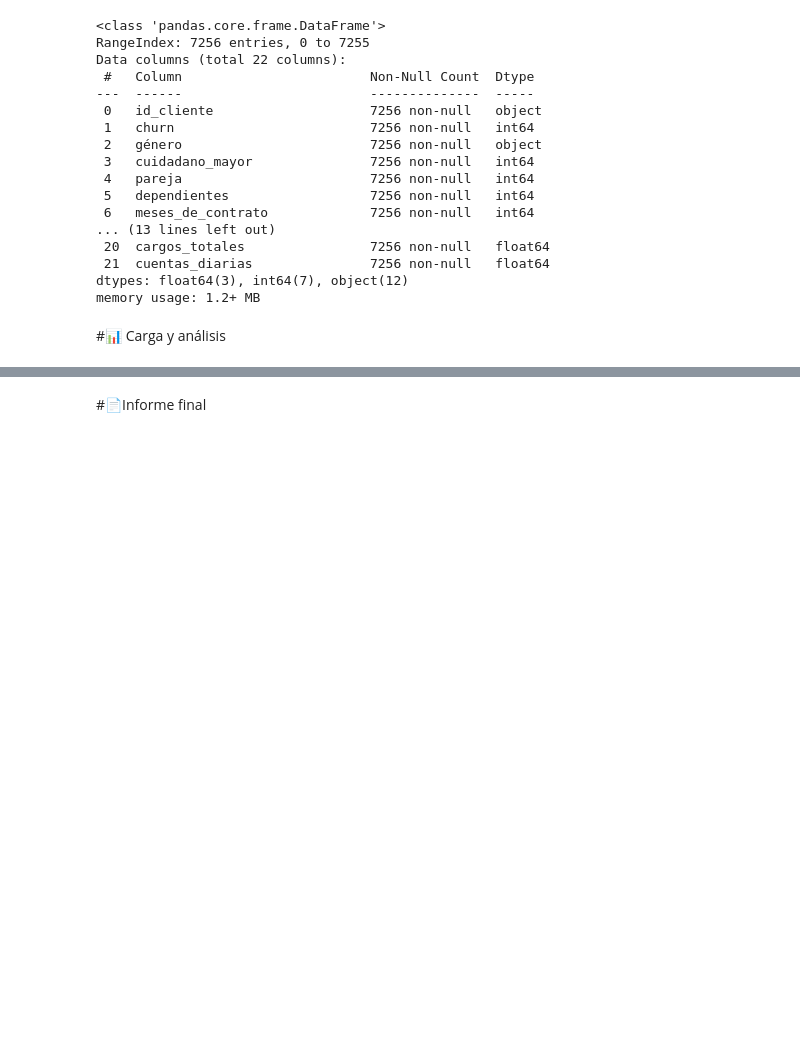
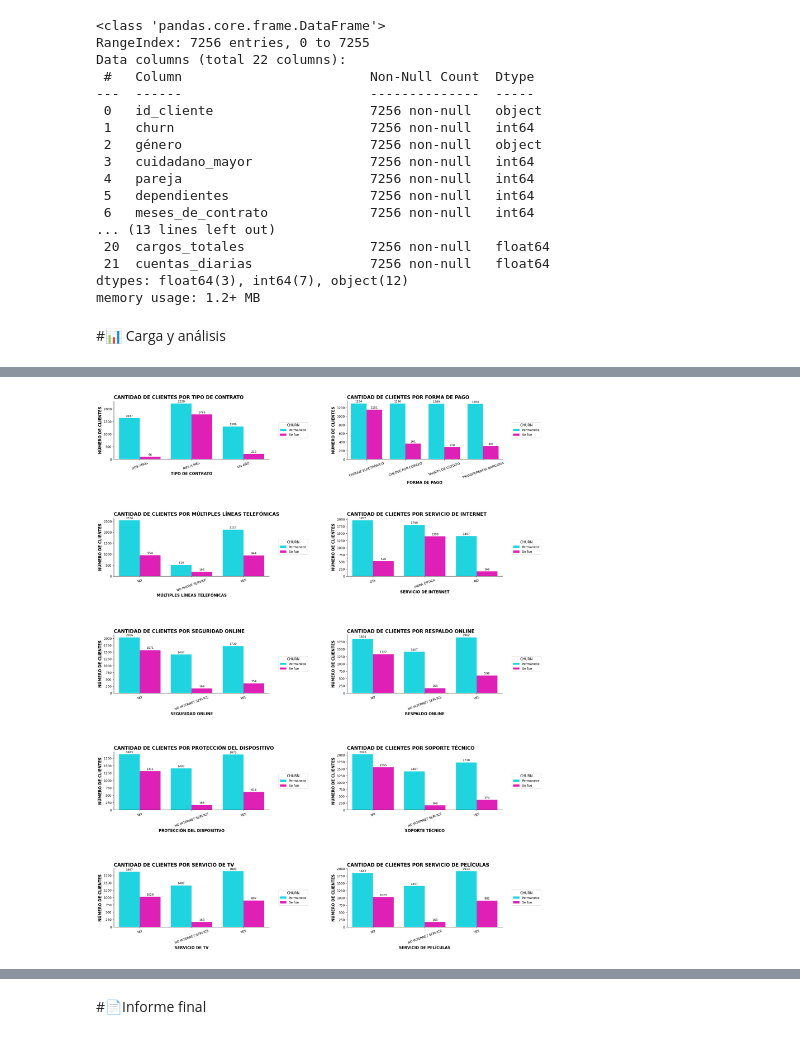
Before and after one commit to AlanGranea/Challenge-Telecom-X, a Jupyter notebook: Challenge_Telecom_X.ipynb, the cells around one changed output, grey strips where cells are left out. Drawn from its saved outputs; the diff is of its cells as text; code cells hidden in the pictures; blank space fills up the shorter version.

```diff
--- a/Challenge_Telecom_X.ipynb
+++ b/Challenge_Telecom_X.ipynb
@@ -597,0 +780,17 @@ memory usage: 1.2+ MB
+# %%
+columnas_categoricas = [
+    'tipo_de_contrato',
+    'forma_de_pago',
+    'multiples_lineas_telefonicas',
+    'servicio_internet',
+    'seguridad_online',
+    'respaldo_online',
+    'proteccion_del_dispositivo',
+    'soporte_tecnico',
+    'servicio_tv',
+    'servicio_de_peliculas',
+]
+
+graficar_churn(df_normalizado, columnas_categoricas)
+# %% [output]
+[figure, added]
```
Also changed, not shown: parts of 18 cells of this notebook.
